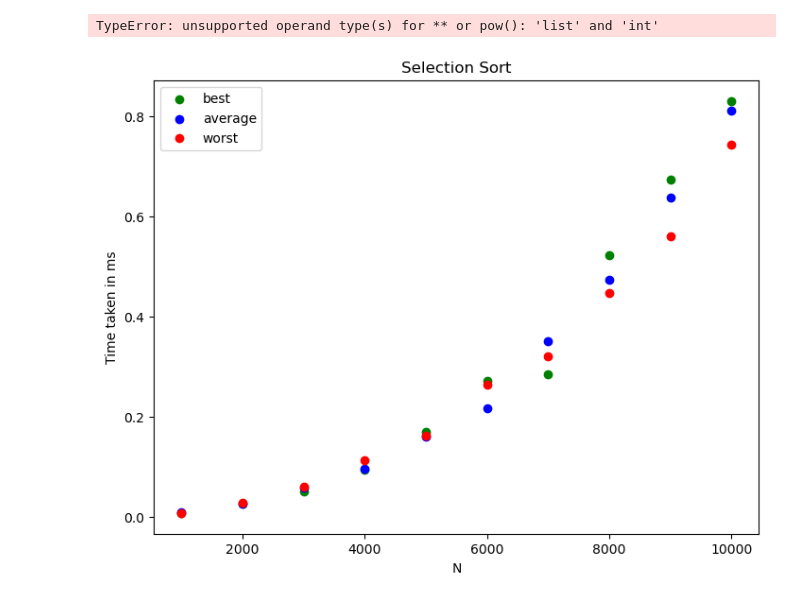
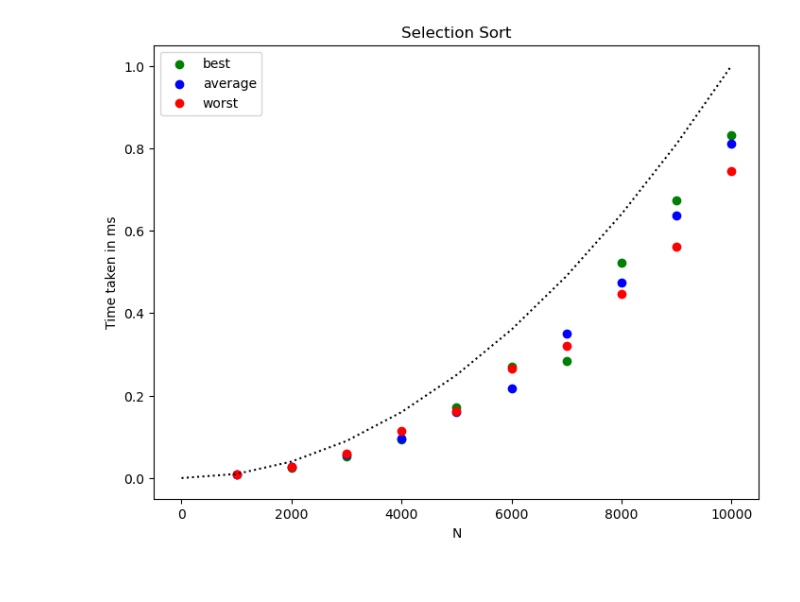
Before and after one commit to enriquegiottonini/AnalysisOfAlgorithms, a Jupyter notebook: tarea-01/plot_results.ipynb, the cells around one changed output. Drawn from its saved outputs; the diff is of its cells as text; code cells hidden in the pictures.

```diff
--- a/tarea-01/plot_results.ipynb
+++ b/tarea-01/plot_results.ipynb
@@ -1,5 +1,7 @@
 # %%
+import numpy as np
 x = [i*1000 for i in range(1, 11)]
+xi = np.linspace(0, 10000, 11)
 
 # SELECTION SORT
 selection_best = [0.007824,0.025799,0.051939,0.094820,0.170602,0.270770,0.284462,0.522975,0.673420,0.830803]
@@ -8,21 +10,19 @@ selection_average = [0.008779,0.026779,0.057631,0.096380,0.159569,0.217240,0.351
 # %%
 import matplotlib.pyplot as plt
 
-y = x**2
 fig=plt.figure()
 ax=fig.add_axes([0,0,1,1])
 best = ax.scatter(x, selection_best, color='g')
 avg = ax.scatter(x, selection_average, color='b')
 worst = ax.scatter(x, selection_worst, color='r')
 ax.legend((best, avg, worst), ("best", "average", "worst"))
 ax.set_ylabel('Time taken in ms')
 ax.set_xlabel('N')
 ax.set_title('Selection Sort')
-plt.plot(x, [xi**2 for xi in x])
+plt.plot(xi, xi**2/100000000, linestyle=":", color="black")
 plt.show()
 # %% [output]
-TypeError: unsupported operand type(s) for ** or pow(): 'list' and 'int'
-[figure, old version]
+[figure, new version]
 # %%
 # INSERTION SORT
 insertion_best = [0.000039,0.000049,0.000094,0.000121,0.000167,0.000150,0.000210,0.000226,0.000241,0.000354]
```
Also changed, not shown: parts of 2 cells of this notebook.
